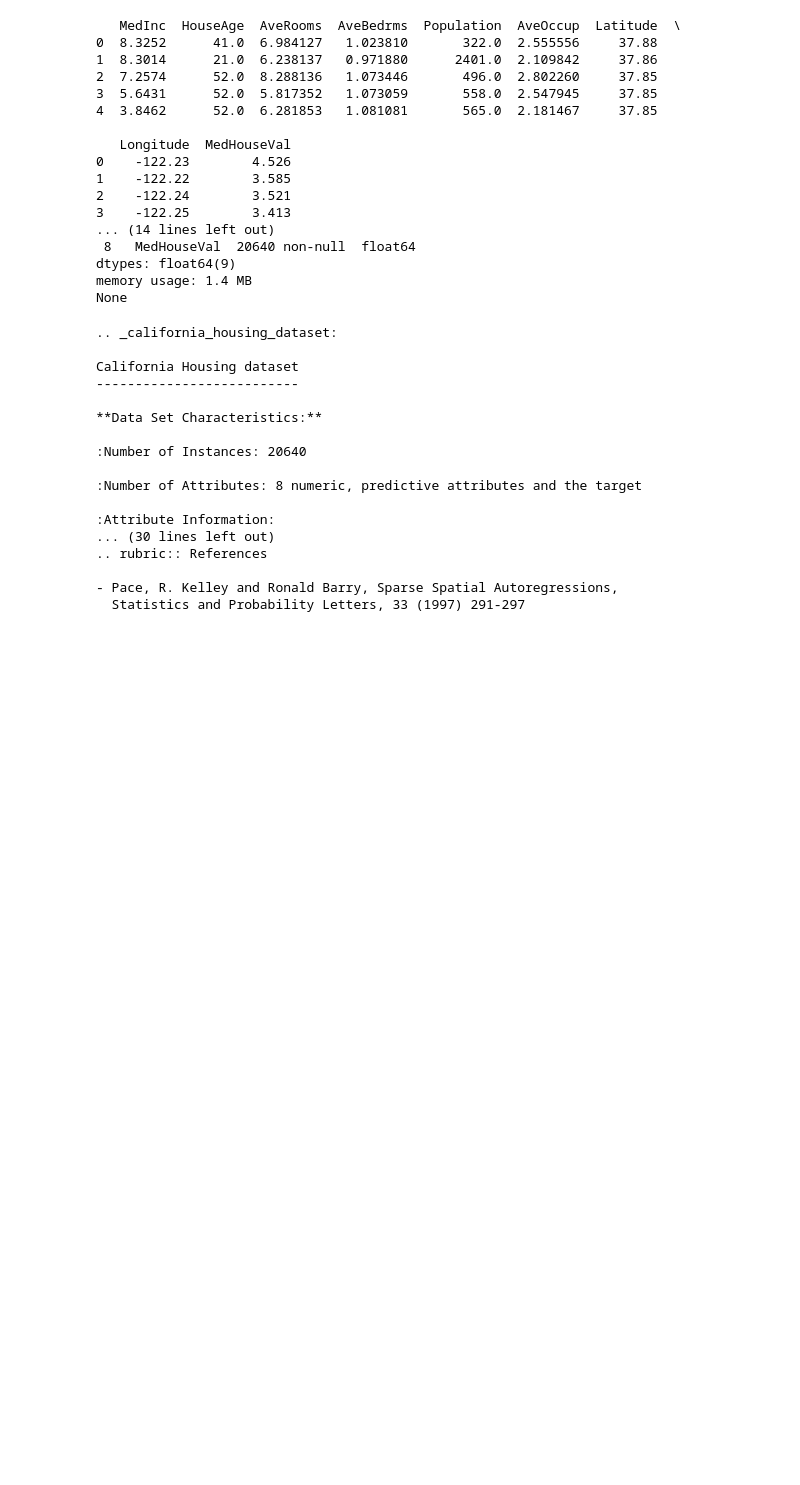
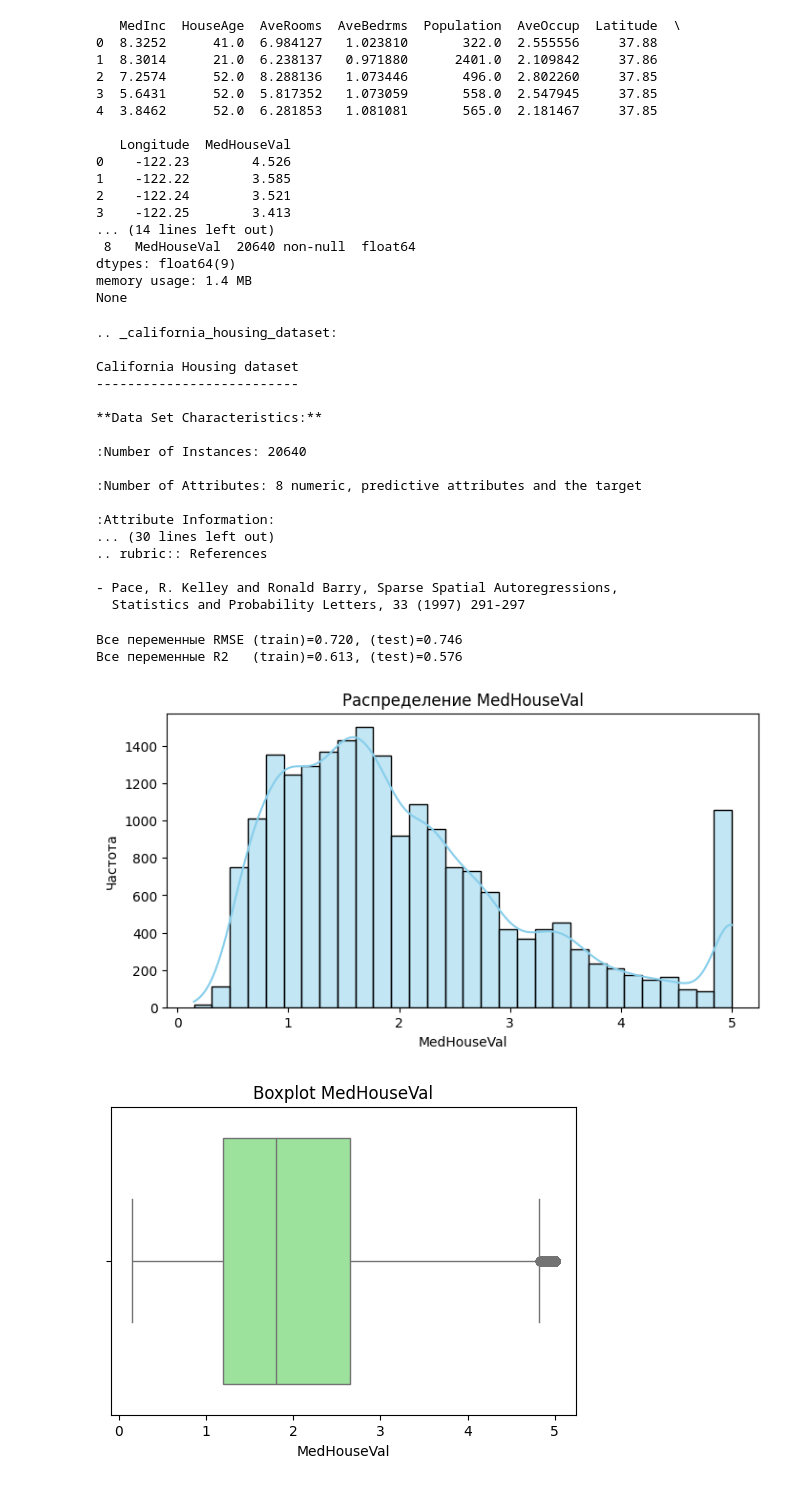
Before and after one commit to ArsT1982/DSML-59-DZ-5, a Jupyter notebook: DSML_59_DZ_5.ipynb, the cells around one changed output. Cells and saved outputs as stored; diff of their text form; code cells hidden in the pictures; blank space fills up the shorter version.

```diff
--- a/DSML_59_DZ_5.ipynb
+++ b/DSML_59_DZ_5.ipynb
@@ -59,3 +59,46 @@ California Housing dataset
 
 - Pace, R. Kelley and Ronald Barry, Sparse Spatial Autoregressions,
   Statistics and Probability Letters, 33 (1997) 291-297
+# %%
+
+X = df.drop('MedHouseVal', axis=1)
+y = df['MedHouseVal']
+
+
+X_train, X_test, y_train, y_test = train_test_split(
+    X, y, test_size=0.2, random_state=42
+)
+
+
+model = LinearRegression()
+model.fit(X_train, y_train)
+
+
+y_pred_train = model.predict(X_train)
+y_pred_test  = model.predict(X_test)
+
+rmse_train = np.sqrt(mean_squared_error(y_train, y_pred_train))
+rmse_test  = np.sqrt(mean_squared_error(y_test,  y_pred_test))
+r2_train   = r2_score(y_train, y_pred_train)
+r2_test    = r2_score(y_test,  y_pred_test)
+
+print(f"Все переменные RMSE (train)={rmse_train:.3f}, (test)={rmse_test:.3f}")
+print(f"Все переменные R2   (train)={r2_train:.3f}, (test)={r2_test:.3f}")
+# %% [output]
+Все переменные RMSE (train)=0.720, (test)=0.746
+Все переменные R2   (train)=0.613, (test)=0.576
+# %%
+plt.figure(figsize=(8,4))
+sns.histplot(y, bins=30, kde=True, color='skyblue')
+plt.title('Распределение MedHouseVal')
+plt.xlabel('MedHouseVal'); plt.ylabel('Частота')
+plt.show()
+
+# boxplot
+plt.figure(figsize=(6,4))
+sns.boxplot(x=y, color='lightgreen')
+plt.title('Boxplot MedHouseVal')
+plt.show()
+# %% [output]
+[figure, added]
+[figure, added]
```
Also changed, not shown: parts of 2 cells of this notebook.
